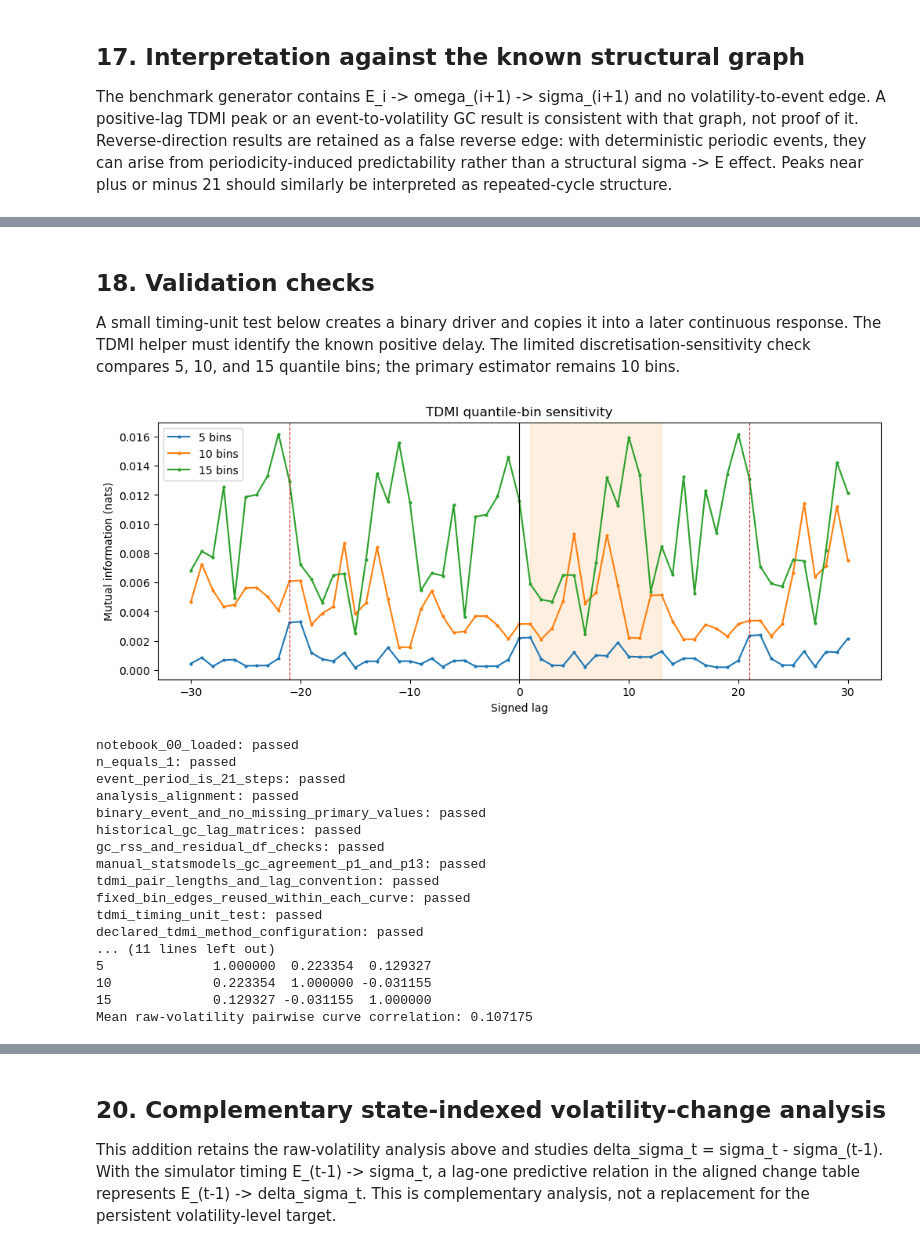
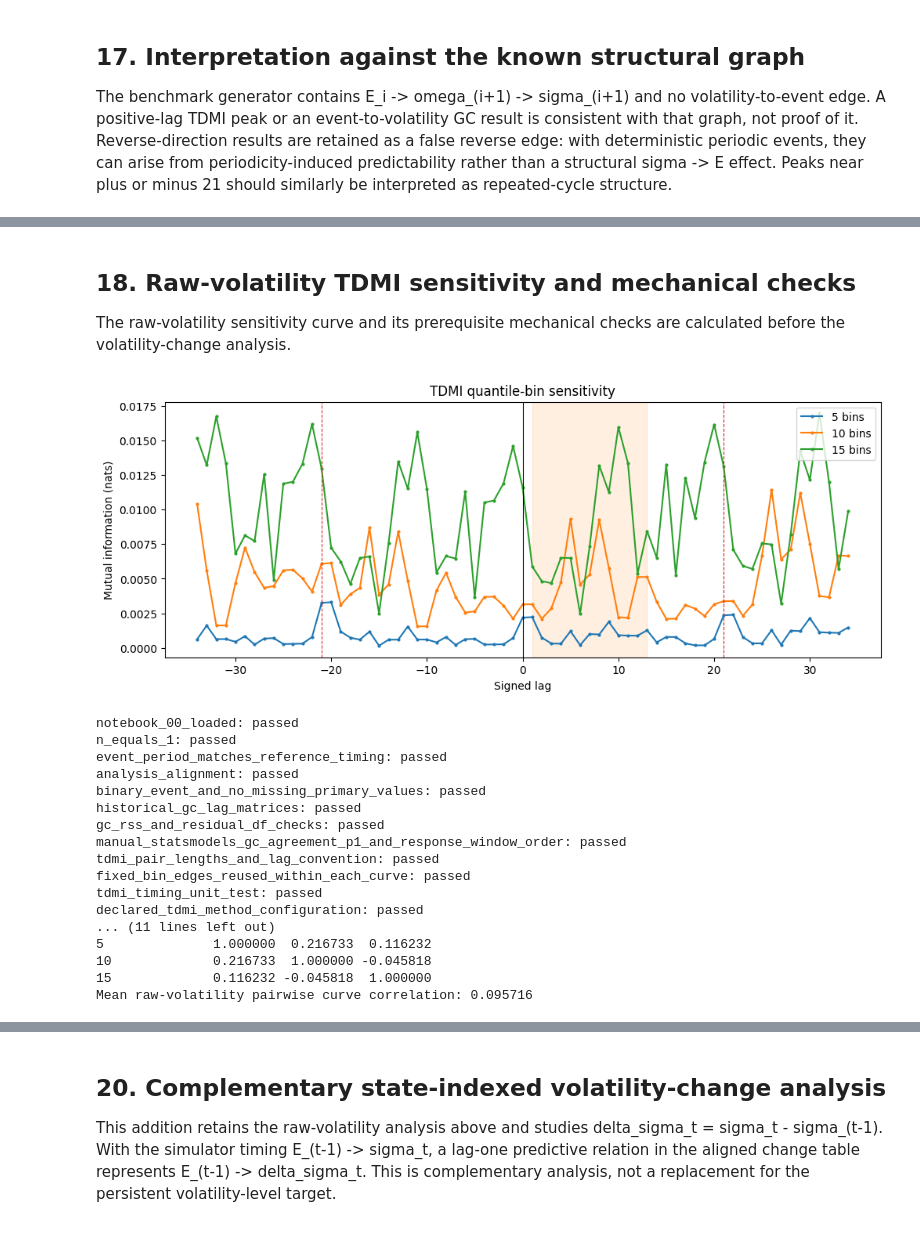
Before and after one commit to JivN24/HSBC-AN-RN, a Jupyter notebook: CODEWORK/Linus' Task Re-Do/01_dense_periodic_n1_gc_tdmi.ipynb, the cells around one changed output, grey strips where cells are left out. Drawn from its saved outputs; the diff is of its cells as text; code cells hidden in the pictures.

```diff
--- a/CODEWORK/Linus' Task Re-Do/01_dense_periodic_n1_gc_tdmi.ipynb
+++ b/CODEWORK/Linus' Task Re-Do/01_dense_periodic_n1_gc_tdmi.ipynb
@@ -39,11 +39,18 @@ assert required_core_names.issubset(globals())
 model_params = reference_config['model']
 event_params = reference_config['events']
 simulation_params = reference_config['simulation']
-expected_period = 21 / 252
+event_period_steps = reference_timing['event_period_steps']
+response_horizon_steps = reference_timing['response_horizon_steps']
+response_state_lag_start = reference_timing['response_state_lag_start']
+response_state_lag_end = reference_timing['response_state_lag_end']
+event_responses_overlap = reference_timing['event_responses_overlap']
+trading_steps_per_year = reference_timing['steps_per_year']
+first_cycle_lag_start = response_state_lag_start
+first_cycle_lag_end = event_period_steps
+tdmi_scan_max_lag = event_period_steps + response_state_lag_end
 assert model_params['n'] == 1
-assert np.isclose(event_params['period'], expected_period)
 
-steps_per_year = simulation_params['trading_steps_per_year']
+steps_per_year = trading_steps_per_year
 n_steps = simulation_params['years'] * steps_per_year
 time_grid = np.arange(n_steps + 1, dtype=float) / steps_per_year
 event_times = periodic_event_times(time_grid[0], time_grid[-2], event_params)
@@ -66,6 +73,10 @@ states = dense_result['states']
 transitions = dense_result['transitions']
 states_snapshot = states.copy(deep=True)
 transitions_snapshot = transitions.copy(deep=True)
-print(f'n = {model_params["n"]}; event period = {event_params["period"]:.8f} years ({event_params["period"] * steps_per_year:.0f} trading steps)')
+print(f'n = {model_params["n"]}; event period = {event_period_steps} trading steps; response horizon = {response_horizon_steps} transition ages; direct state-response lags = {response_state_lag_start} to {response_state_lag_end}.')
+if event_responses_overlap:
+    print('WARNING: event-response windows overlap; first-cycle peaks cannot isolate one event response.')
+else:
+    print('Event responses do not overlap: the original response ends before the next event affects volatility.')
 print(f'Generated exact event times: {len(event_times)}')
 # %% [output]
@@ -196,9 +208,12 @@ def granger_results_table(target, driver, max_lag):
 
 sigma_t = analysis_table['sigma_t'].to_numpy()
 event_t = analysis_table['event_t'].to_numpy(dtype=float)
-max_lag = 20
+existing_gc_max_lag = 20
+response_window_gc_order = response_state_lag_end
+max_gc_lag = max(existing_gc_max_lag, response_window_gc_order)
+max_lag = max_gc_lag
 direct_timing_lag = 1
-response_window_lag = 13
+response_window_lag = response_window_gc_order
 
 # Each design row at source index i uses only columns indexed i-j, where j is at least one.
 for lag in range(1, max_lag + 1):
@@ -431,7 +446,7 @@ tdmi_method = {
     'uses_permutation': False,
     'uses_sklearn_mi': False,
 }
-tdmi_lags = list(range(-30, 31))
+tdmi_lags = list(range(-tdmi_scan_max_lag, tdmi_scan_max_lag + 1))
 primary_quantile_bins = 10
 primary_bin_edges = make_quantile_bin_edges(sigma_t, primary_quantile_bins)
 primary_bin_edges_snapshot = primary_bin_edges.copy()
@@ -548,7 +560,7 @@ The benchmark generator contains E_i -> omega_(i+1) -> sigma_(i+1) and no volati
 # %% [markdown]
-## 18. Validation checks
+## 18. Raw-volatility TDMI sensitivity and mechanical checks
 
-A small timing-unit test below creates a binary driver and copies it into a later continuous response. The TDMI helper must identify the known positive delay. The limited discretisation-sensitivity check compares 5, 10, and 15 quantile bins; the primary estimator remains 10 bins.
+The raw-volatility sensitivity curve and its prerequisite mechanical checks are calculated before the volatility-change analysis.
 # %%
 synthetic_rng = np.random.default_rng(1701)
 synthetic_event = synthetic_rng.integers(0, 2, size=120)
@@ -581,9 +593,9 @@ fig, axis = plt.subplots(figsize=(10, 4), constrained_layout=True)
 for quantile_bins, subset in sensitivity_table.groupby('quantile_bins'):
     axis.plot(subset['lag'], subset['mutual_information'], marker='o', markersize=2, label=f'{quantile_bins} bins')
 axis.axvline(0, color='black', linewidth=0.8)
-axis.axvspan(1, 13, color='tab:orange', alpha=0.12)
-axis.axvline(21, color='tab:red', linestyle='--', linewidth=0.8)
-axis.axvline(-21, color='tab:red', linestyle='--', linewidth=0.8)
+axis.axvspan(response_state_lag_start, response_state_lag_end, color='tab:orange', alpha=0.12)
+axis.axvline(event_period_steps, color='tab:red', linestyle='--', linewidth=0.8)
+axis.axvline(-event_period_steps, color='tab:red', linestyle='--', linewidth=0.8)
 axis.set(title='TDMI quantile-bin sensitivity', xlabel='Signed lag', ylabel='Mutual information (nats)')
 axis.legend()
 plt.show()
@@ -626,50 +638,50 @@ assert len(gc_crosscheck_table) == 4
 assert (gc_event_to_sigma['rss_unrestricted'] <= gc_event_to_sigma['rss_restricted'] + 1e-10).all()
 assert (gc_sigma_to_event['rss_unrestricted'] <= gc_sigma_to_event['rss_restricted'] + 1e-10).all()
 assert (gc_event_to_sigma['residual_df'] > 0).all()
 assert (gc_sigma_to_event['residual_df'] > 0).all()
 pd.testing.assert_frame_equal(states, states_snapshot)
 pd.testing.assert_frame_equal(transitions, transitions_snapshot)
 
 validation_summary = {
     'notebook_00_loaded': 'passed',
     'n_equals_1': 'passed',
-    'event_period_is_21_steps': 'passed',
+    'event_period_matches_reference_timing': 'passed',
     'analysis_alignment': 'passed',
     'binary_event_and_no_missing_primary_values': 'passed',
     'historical_gc_lag_matrices': 'passed',
     'gc_rss_and_residual_df_checks': 'passed',
-    'manual_statsmodels_gc_agreement_p1_and_p13': 'passed',
+    'manual_statsmodels_gc_agreement_p1_and_response_window_order': 'passed',
     'tdmi_pair_lengths_and_lag_convention': 'passed',
     'fixed_bin_edges_reused_within_each_curve': 'passed',
     'tdmi_timing_unit_test': 'passed',
     'declared_tdmi_method_configuration': 'passed',
     'simulator_values_unchanged': 'passed',
     'quantile_bin_sensitivity_completed': 'passed',
 }
 for check, outcome in validation_summary.items():
     print(f'{check}: {outcome}')
 print('Quantile-bin sensitivity peak lags:')
 print(sensitivity_peak_table.to_string(index=False))
 print(f'Exact peak locations identical across bins: {peak_locations_match}')
 print('Raw-volatility TDMI curve correlation matrix:')
 print(level_sensitivity_correlations.to_string())
 print(f'Mean raw-volatility pairwise curve correlation: {level_mean_curve_correlation:.6f}')
 # %% [output]
-[figure, old version]
+[figure, new version]
 notebook_00_loaded: passed
 n_equals_1: passed
-event_period_is_21_steps: passed
+event_period_matches_reference_timing: passed
 analysis_alignment: passed
 binary_event_and_no_missing_primary_values: passed
 historical_gc_lag_matrices: passed
 gc_rss_and_residual_df_checks: passed
-manual_statsmodels_gc_agreement_p1_and_p13: passed
+manual_statsmodels_gc_agreement_p1_and_response_window_order: passed
 tdmi_pair_lengths_and_lag_convention: passed
 fixed_bin_edges_reused_within_each_curve: passed
 tdmi_timing_unit_test: passed
 declared_tdmi_method_configuration: passed
 ... (11 lines left out)
-5              1.000000  0.223354  0.129327
-10             0.223354  1.000000 -0.031155
-15             0.129327 -0.031155  1.000000
-Mean raw-volatility pairwise curve correlation: 0.107175
+5              1.000000  0.216733  0.116232
+10             0.216733  1.000000 -0.045818
+15             0.116232 -0.045818  1.000000
+Mean raw-volatility pairwise curve correlation: 0.095716
```
Also changed, not shown: parts of 20 cells of this notebook, 3 other files.
